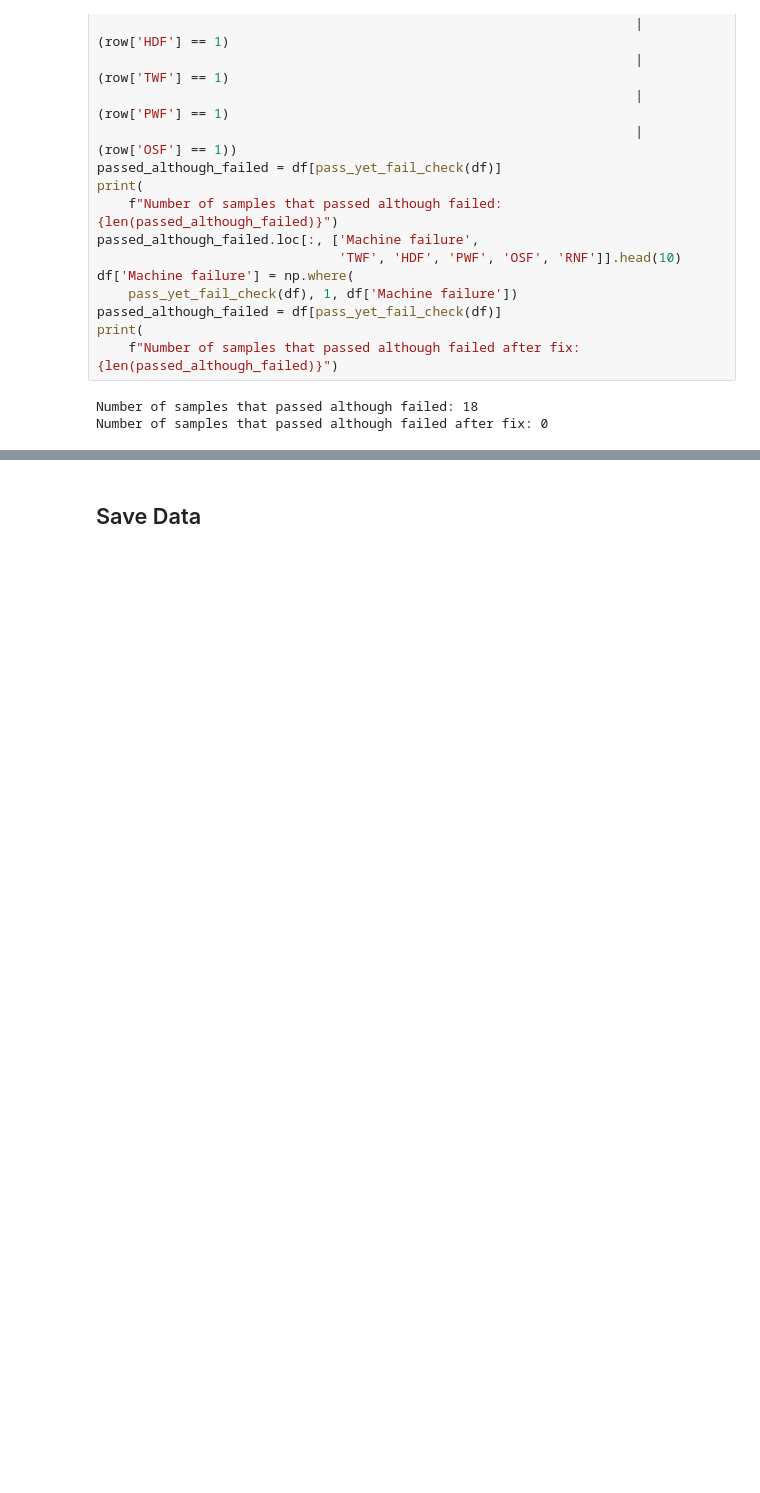
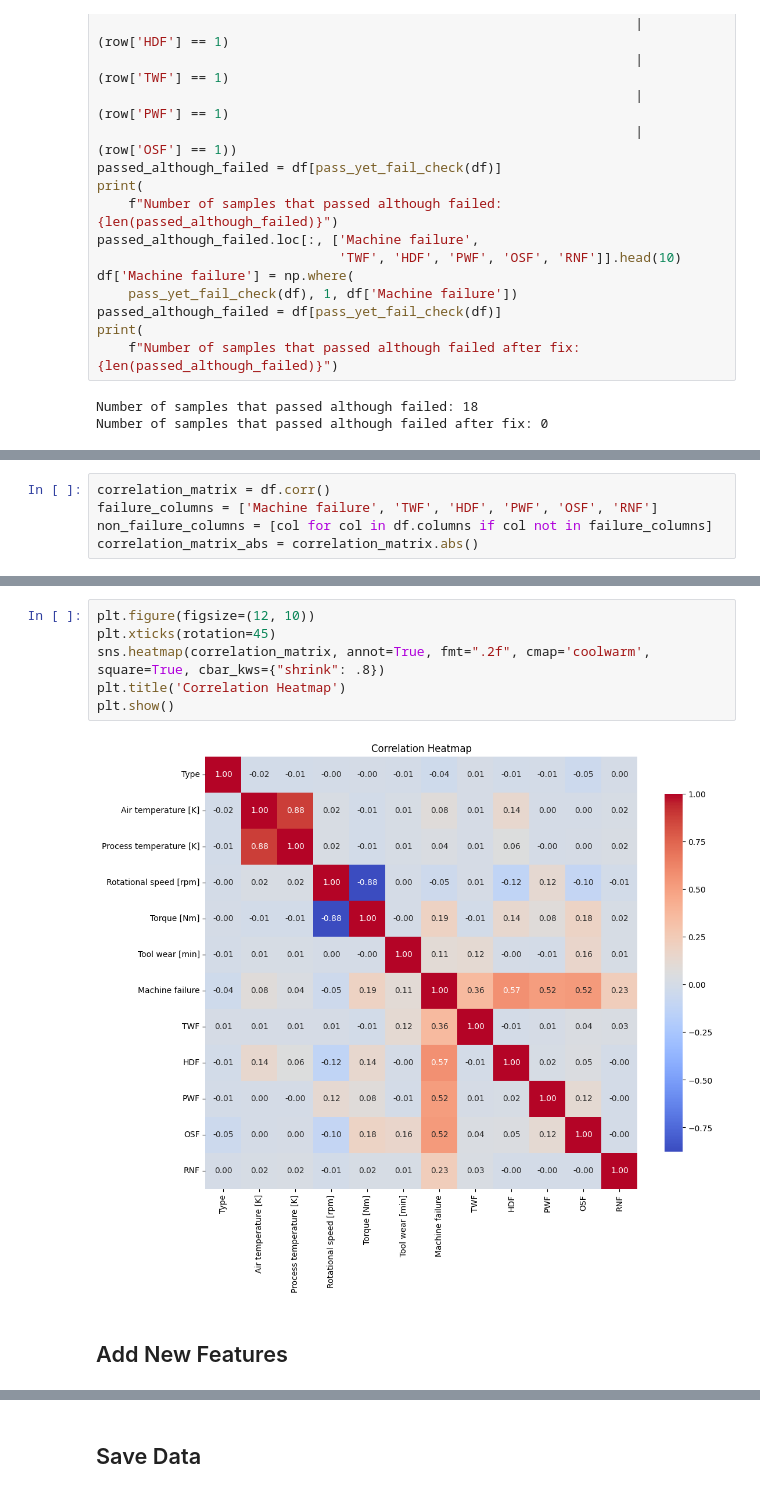
Before and after one commit to raymondsamalo/ITI113-Machine-Learning-Operations-Project, a Jupyter notebook: AI4I-2020/1.1_Preprocessing.ipynb, the cells around one changed output, grey strips where cells are left out. Drawn from its saved outputs; the diff is of its cells as text; blank space fills up the shorter version.

```diff
--- a/AI4I-2020/1.1_Preprocessing.ipynb
+++ b/AI4I-2020/1.1_Preprocessing.ipynb
@@ -204,0 +175,5 @@ df['Temperature Difference (K)'] = df['Process temperature [K]'] - df['Air tempe
+# %%
+correlation_matrix = df.corr()
+failure_columns = ['Machine failure', 'TWF', 'HDF', 'PWF', 'OSF', 'RNF']
+non_failure_columns = [col for col in df.columns if col not in failure_columns]
+correlation_matrix_abs = correlation_matrix.abs()
@@ -204,0 +260,10 @@ df['Temperature Difference (K)'] = df['Process temperature [K]'] - df['Air tempe
+# %%
+plt.figure(figsize=(12, 10))
+plt.xticks(rotation=45)
+sns.heatmap(correlation_matrix, annot=True, fmt=".2f", cmap='coolwarm', square=True, cbar_kws={"shrink": .8})
+plt.title('Correlation Heatmap')
+plt.show()
+# %% [output]
+[figure, added]
+# %% [markdown]
+## Add New Features
```
Also changed, not shown: parts of 27 cells of this notebook, 6 other files.
